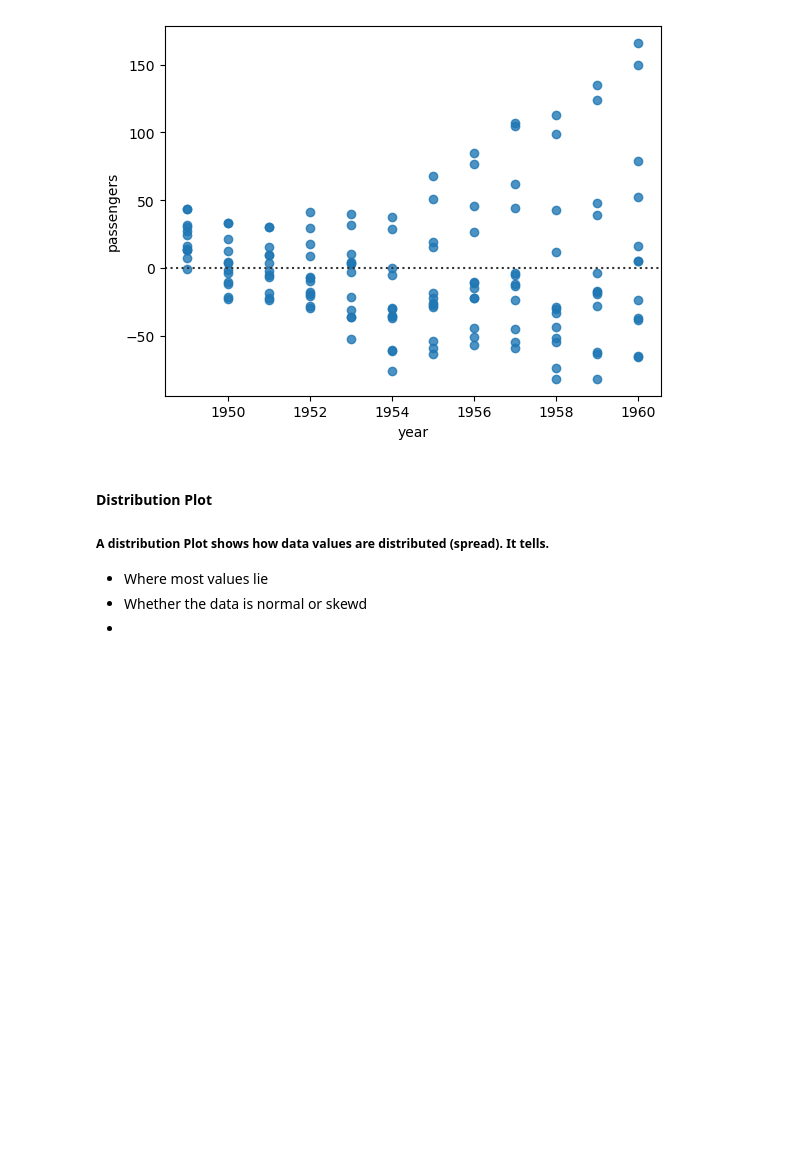
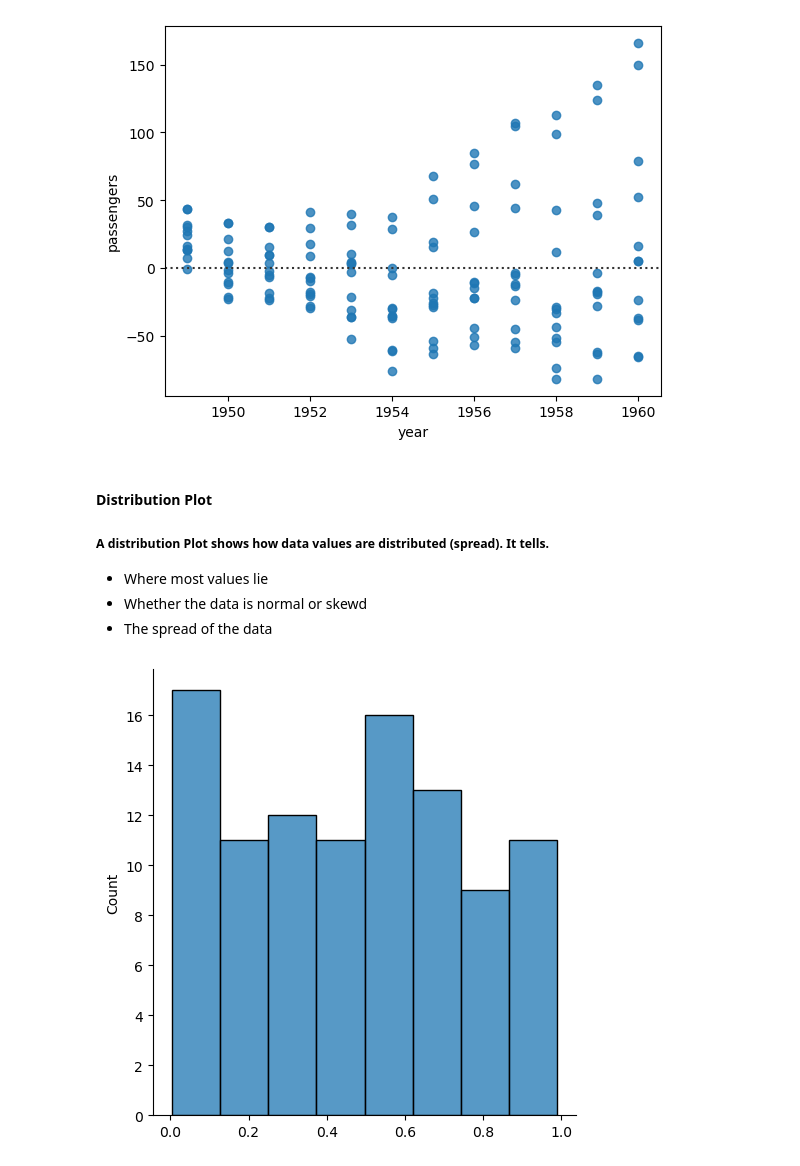
Before and after one commit to aaditya-pdgupta/Python_Course, a Jupyter notebook: Linear_Regression.ipynb, the cells around one changed output. Cells and saved outputs as stored; diff of their text form; code cells hidden in the pictures; blank space fills up the shorter version.

```diff
--- a/Linear_Regression.ipynb
+++ b/Linear_Regression.ipynb
@@ -183,4 +183,12 @@ sns.residplot(x = 'year', y = 'passengers', data = flights)
 ##### A distribution Plot shows how data values are distributed (spread). It tells.
 - Where most values lie
 - Whether the data is normal or skewd
--
+- The spread of the data
+# %%
+import seaborn as sns
+import numpy as np
+np.random.seed(0) # Fixes the random numbers and wevery time you run you will get same output.
+x = np.random.rand(100) # Generates 100 random numbers between 0 and 1.
+ax_1 = sns.displot(x)
+# %% [output]
+[figure, added]
```
Also changed, not shown: parts of 4 cells of this notebook.
